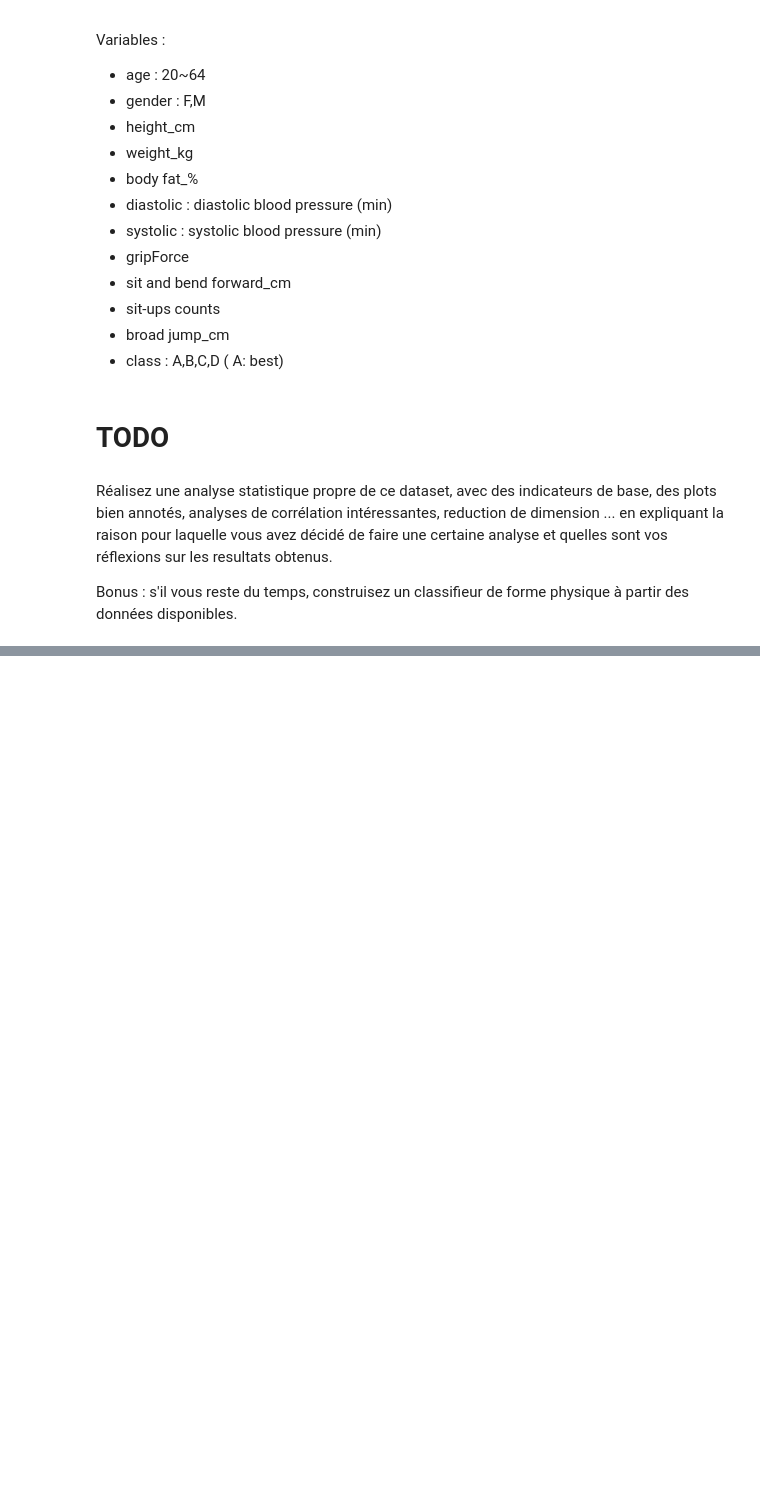
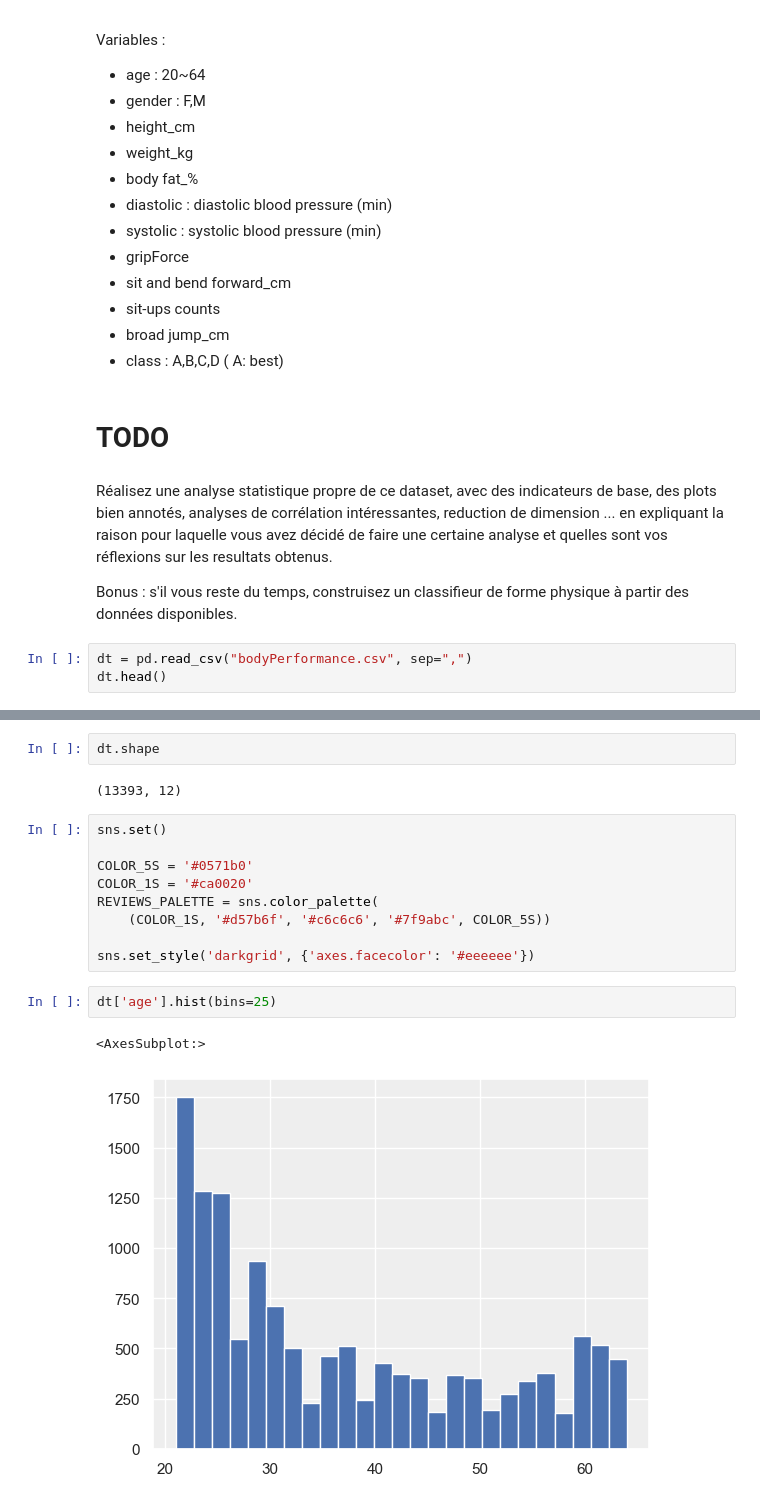
Before and after one commit to vivimouret29/mast2_ai, a Jupyter notebook: mathsDS/stats/TP_stats_avancé.ipynb, the cells around one changed output, grey strips where cells are left out. Saved outputs shown, nothing was run; the diff lists cells and outputs as text; blank space fills up the shorter version.

```diff
--- a/mathsDS/stats/TP_stats_avancé.ipynb
+++ b/mathsDS/stats/TP_stats_avancé.ipynb
@@ -23,3 +40,6 @@ Variables :
 Réalisez une analyse statistique propre de ce dataset, avec des indicateurs de base, des plots bien annotés, analyses de corrélation intéressantes, reduction de dimension ... en expliquant la raison pour laquelle vous avez décidé de faire une certaine analyse et quelles sont vos réflexions sur les resultats obtenus.
 
 Bonus : s'il vous reste du temps, construisez un classifieur de forme physique à partir des données disponibles.
+# %%
+dt = pd.read_csv("bodyPerformance.csv", sep=",")
+dt.head()
@@ -25,0 +53,18 @@ Bonus : s'il vous reste du temps, construisez un classifieur de forme physique
+# %%
+dt.shape
+# %% [output]
+(13393, 12)
+# %%
+sns.set()
+
+COLOR_5S = '#0571b0'
+COLOR_1S = '#ca0020'
+REVIEWS_PALETTE = sns.color_palette(
+    (COLOR_1S, '#d57b6f', '#c6c6c6', '#7f9abc', COLOR_5S))
+
+sns.set_style('darkgrid', {'axes.facecolor': '#eeeeee'})
+# %%
+dt['age'].hist(bins=25)
+# %% [output]
+<AxesSubplot:>
+[figure, added]
```
Also changed, not shown: parts of 8 cells of this notebook, 2 other files.
